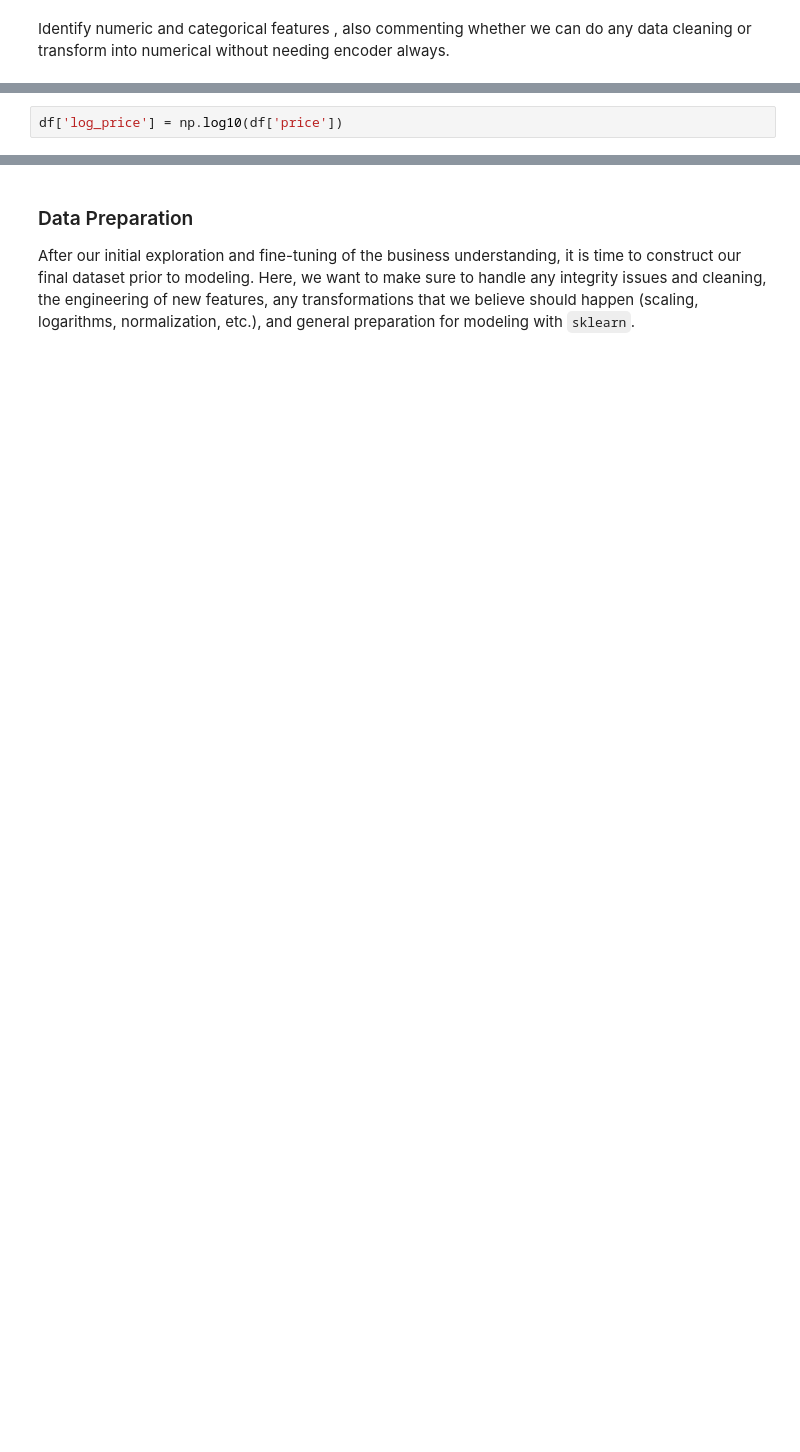
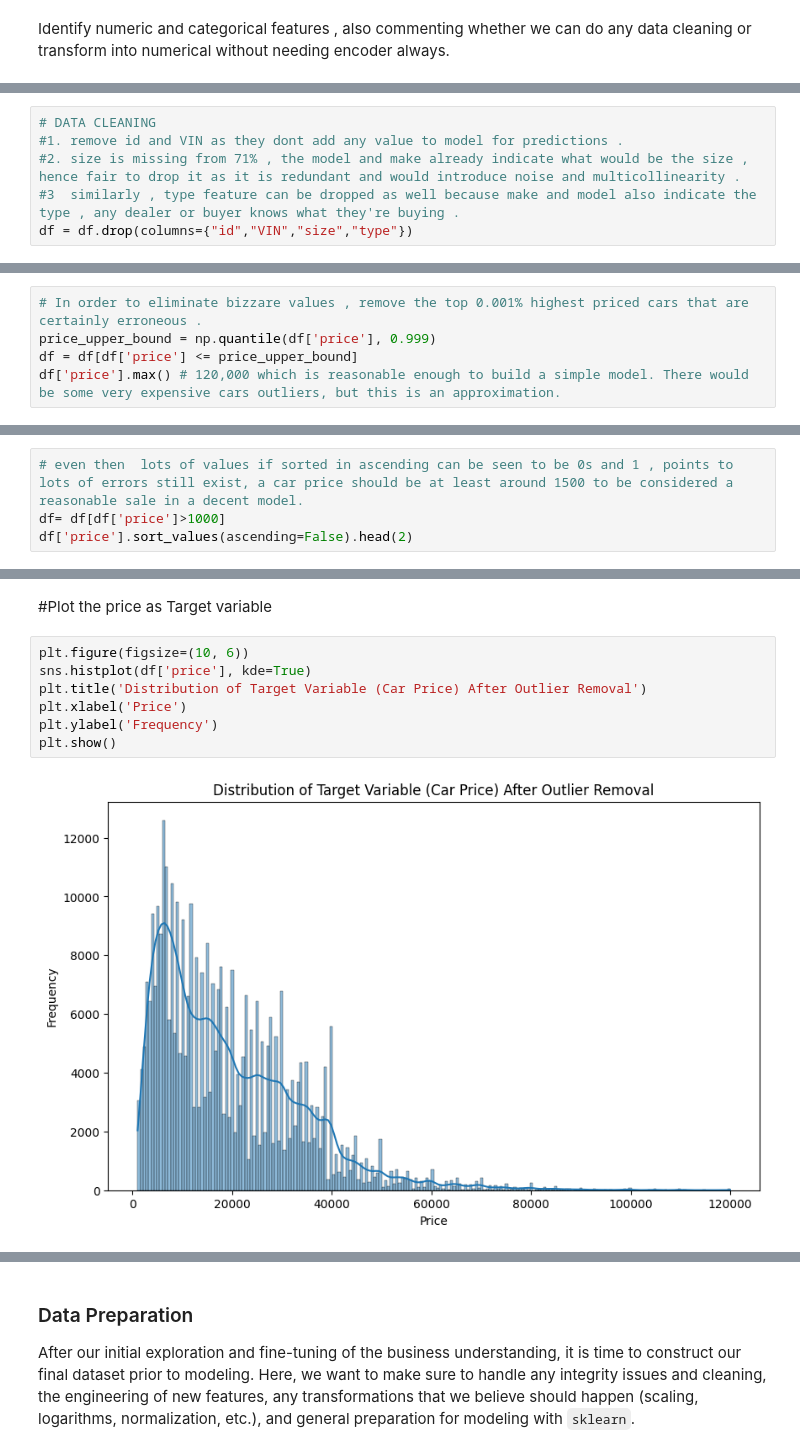
Before and after one commit to Subroy1/MSAI_AllPracticeModules, a Jupyter notebook: Module 11/PracticalAssignement2_used_cars_II.ipynb, the cells around one changed output, grey strips where cells are left out. Drawn from its saved outputs; the diff is of its cells as text; blank space fills up the shorter version.

Commit message:
More EDA and Data Cleaning operations.

```diff
--- a/Module 11/PracticalAssignement2_used_cars_II.ipynb
+++ b/Module 11/PracticalAssignement2_used_cars_II.ipynb
@@ -332,2 +124,0 @@ print(df['drive'].unique())
-# %%
-df['log_price'] = np.log10(df['price'])
@@ -339,0 +184,6 @@ df.head(2)
+# %%
+# DATA CLEANING
+#1. remove id and VIN as they dont add any value to model for predictions .
+#2. size is missing from 71% , the model and make already indicate what would be the size , hence fair to drop it as it is redundant and would introduce noise and multicollinearity .
+#3  similarly , type feature can be dropped as well because make and model also indicate the type , any dealer or buyer knows what they're buying .
+df = df.drop(columns={"id","VIN","size","type"})
@@ -339,0 +196,5 @@ df.head(2)
+# %%
+# In order to eliminate bizzare values , remove the top 0.001% highest priced cars that are certainly erroneous .
+price_upper_bound = np.quantile(df['price'], 0.999)
+df = df[df['price'] <= price_upper_bound]
+df['price'].max() # 120,000 which is reasonable enough to build a simple model. There would be some very expensive cars outliers, but this is an approximation.
@@ -339,0 +203,4 @@ df.head(2)
+# %%
+# even then  lots of values if sorted in ascending can be seen to be 0s and 1 , points to lots of errors still exist, a car price should be at least around 1500 to be considered a reasonable sale in a decent model.
+df= df[df['price']>1000]
+df['price'].sort_values(ascending=False).head(2)
@@ -339,0 +212,11 @@ df.head(2)
+# %% [markdown]
+#Plot the price as Target variable
+# %%
+plt.figure(figsize=(10, 6))
+sns.histplot(df['price'], kde=True)
+plt.title('Distribution of Target Variable (Car Price) After Outlier Removal')
+plt.xlabel('Price')
+plt.ylabel('Frequency')
+plt.show()
+# %% [output]
+[figure, added]
```
Also changed, not shown: parts of 67 cells of this notebook.
